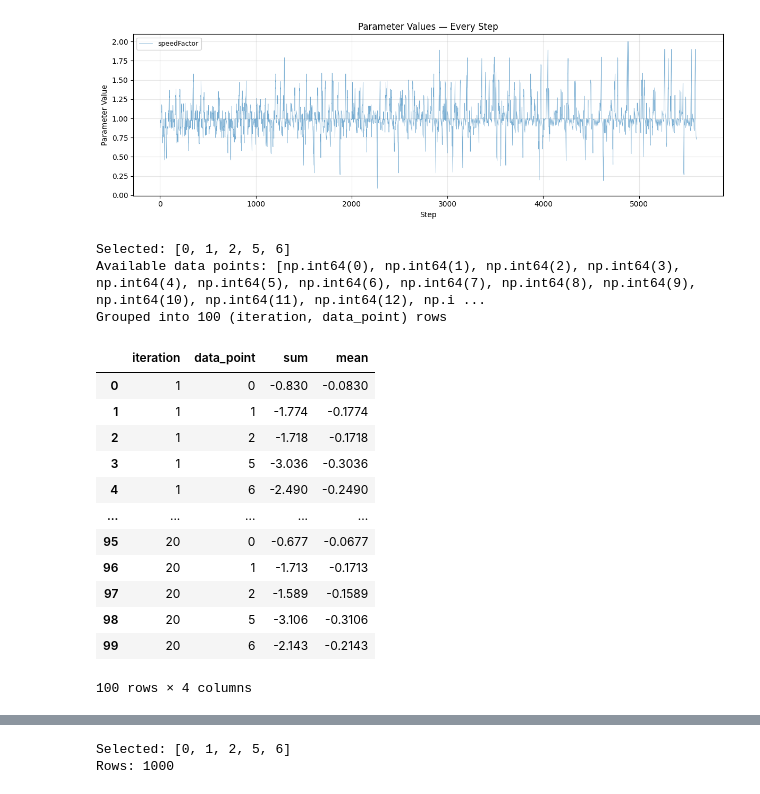
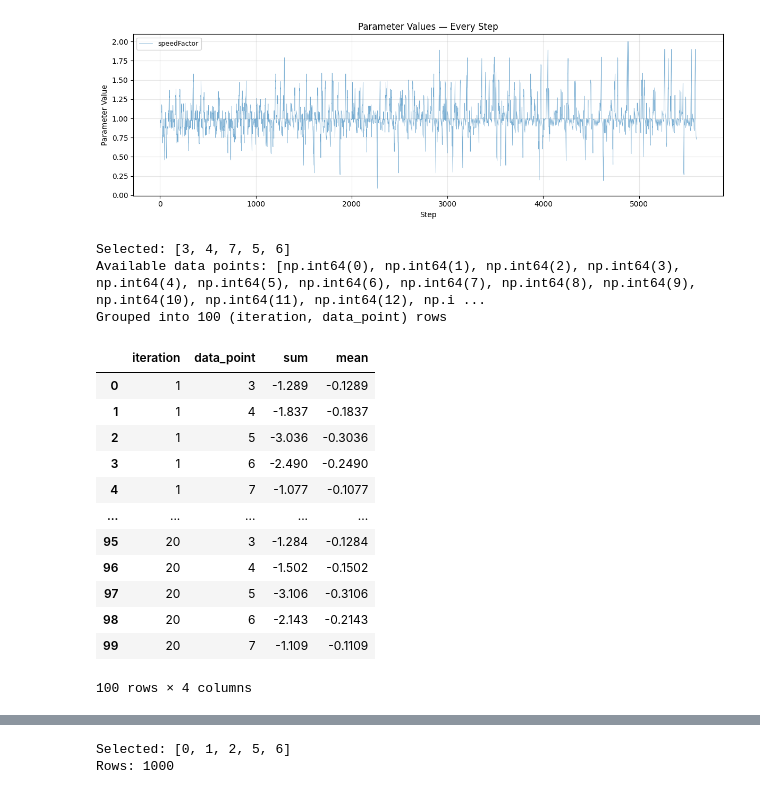
Before and after one commit to econsus/SUMO-dinamic-tuning-AI, a Jupyter notebook: jupyter/visualize_training.ipynb, the cells around one changed output, grey strips where cells are left out. Cells and saved outputs as stored; diff of their text form; code cells hidden in the pictures.

```diff
--- a/jupyter/visualize_training.ipynb
+++ b/jupyter/visualize_training.ipynb
@@ -326,36 +326,36 @@ plt.show()
 [figure]
 # %%
 # Chart 7 data — Total and avg reward per data point across iterations
-SELECTED_INDICES = [0, 1, 2, 5, 6]  # <-- edit
+SELECTED_INDICES = [3, 4, 7, 5, 6]  # <-- edit
 
 subset = df[df["data_point"].isin(SELECTED_INDICES)].copy()
 available = sorted(df["data_point"].unique())
 print(f"Selected: {SELECTED_INDICES}")
 print(f"Available data points: {available}")
 
 if not subset.empty:
     grp = subset.groupby(["iteration", "data_point"])["reward"].agg(["sum", "mean"]).reset_index()
     print(f"Grouped into {len(grp)} (iteration, data_point) rows")
     display(grp)
 else:
     grp = None
     print("WARNING: No data found for selected indices.")
 # %% [output]
-Selected: [0, 1, 2, 5, 6]
+Selected: [3, 4, 7, 5, 6]
 Available data points: [np.int64(0), np.int64(1), np.int64(2), np.int64(3), np.int64(4), np.int64(5), np.int64(6), np.int64(7), np.int64(8), np.int64(9), np.int64(10), np.int64(11), np.int64(12), np.i ...
 Grouped into 100 (iteration, data_point) rows
 |  | iteration | data_point | sum | mean |
-| 0 | 1 | 0 | -0.830 | -0.0830 |
-| 1 | 1 | 1 | -1.774 | -0.1774 |
-| 2 | 1 | 2 | -1.718 | -0.1718 |
-| 3 | 1 | 5 | -3.036 | -0.3036 |
-| 4 | 1 | 6 | -2.490 | -0.2490 |
+| 0 | 1 | 3 | -1.289 | -0.1289 |
+| 1 | 1 | 4 | -1.837 | -0.1837 |
+| 2 | 1 | 5 | -3.036 | -0.3036 |
+| 3 | 1 | 6 | -2.490 | -0.2490 |
+| 4 | 1 | 7 | -1.077 | -0.1077 |
 | ... | ... | ... | ... | ... |
-| 95 | 20 | 0 | -0.677 | -0.0677 |
-| 96 | 20 | 1 | -1.713 | -0.1713 |
-| 97 | 20 | 2 | -1.589 | -0.1589 |
-| 98 | 20 | 5 | -3.106 | -0.3106 |
-| 99 | 20 | 6 | -2.143 | -0.2143 |
+| 95 | 20 | 3 | -1.284 | -0.1284 |
+| 96 | 20 | 4 | -1.502 | -0.1502 |
+| 97 | 20 | 5 | -3.106 | -0.3106 |
+| 98 | 20 | 6 | -2.143 | -0.2143 |
+| 99 | 20 | 7 | -1.109 | -0.1109 |
 100 rows × 4 columns
 # %%
 fig, (ax1, ax2) = plt.subplots(1, 2, figsize=(14, 4))
```
Also changed, not shown: parts of 4 cells of this notebook, 5 other files.
